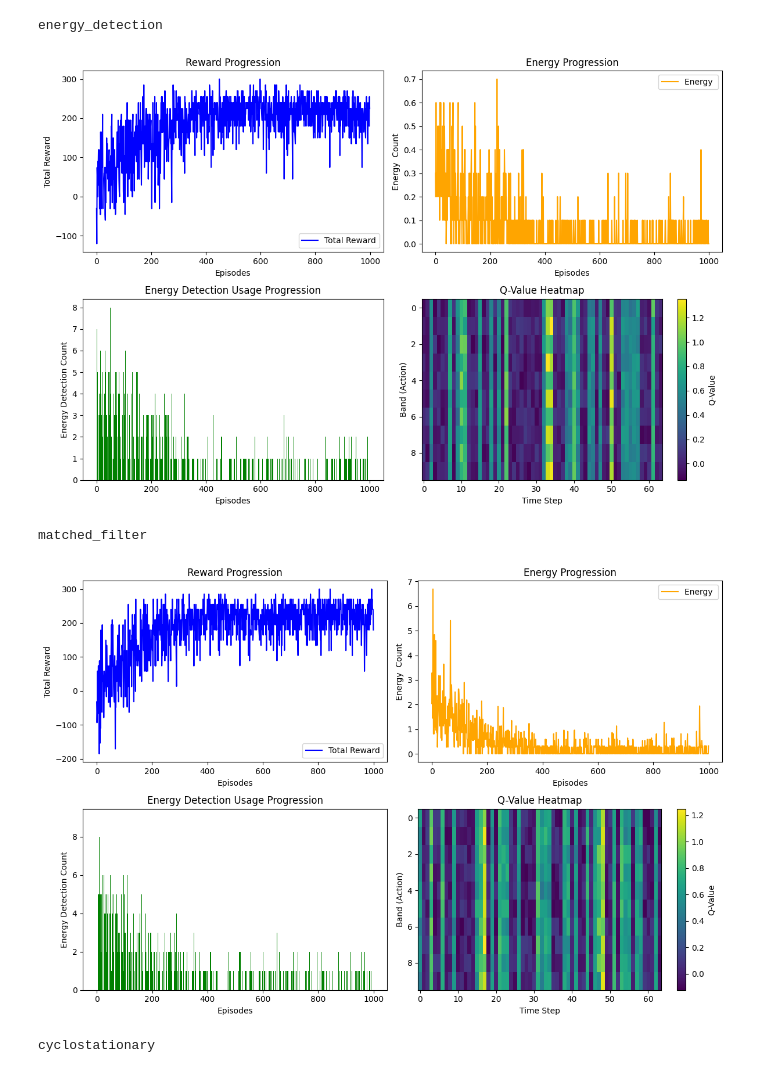
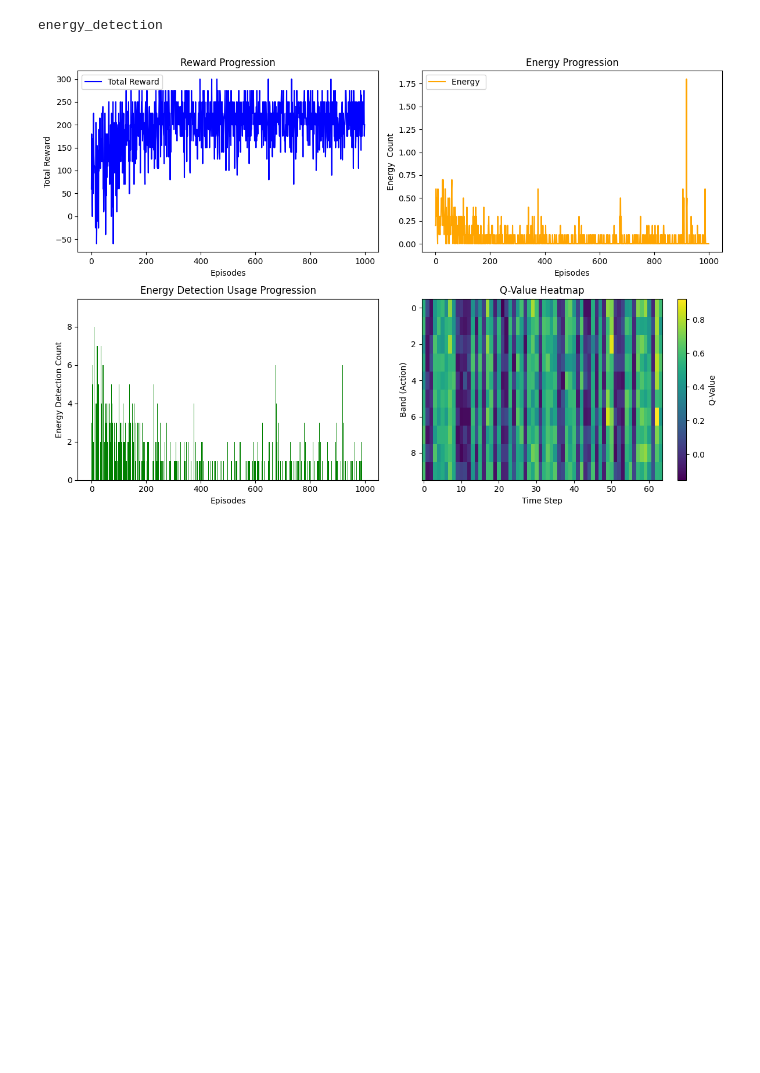
Before and after one commit to ApolloPhantom/EE_Spectrum_Hole_Detection_with_RL, a Jupyter notebook: Notebooks/DQN_1.ipynb, the cells around one changed output. Saved outputs shown, nothing was run; the diff lists cells and outputs as text; code cells hidden in the pictures; blank space fills up the shorter version.

Commit message:
Super Finale in Semester 7

```diff
--- a/Notebooks/DQN_1.ipynb
+++ b/Notebooks/DQN_1.ipynb
@@ -232,6 +178,7 @@ import numpy as np
 import random
 import matplotlib.pyplot as plt
 from collections import deque
+import torch.nn.functional as F
 
 class QNetwork(nn.Module):
     def __init__(self, input_dim, output_dim):
@@ -244,6 +191,24 @@ class QNetwork(nn.Module):
         x = torch.relu(self.fc1(x))
         x = torch.relu(self.fc2(x))
         return self.fc3(x)
+
+
+# class QNetwork(nn.Module):
+#     def __init__(self, input_dim, output_dim):
+#         super(QNetwork, self).__init__()
+#         self.fc1 = nn.Linear(input_dim, 128)
+#         self.fc2 = nn.Linear(128, 128)
+#         self.fc3 = nn.Linear(128, 64)
+#         self.fc4 = nn.Linear(64, output_dim)
+#
+#         self.dropout = nn.Dropout(p=0.2)  # Dropout for regularization
+#
+#     def forward(self, x):
+#         x = F.relu(self.fc1(x))
+#         x = F.relu(self.fc2(x))
+#         #x = self.dropout(x)  # Regularization step
+#         x = F.relu(self.fc3(x))
+#         return self.fc4(x)  # Output layer
 
 class DQNAgent:
     def __init__(self, env, alpha=0.001, gamma=0.99, epsilon=1.0, epsilon_decay=0.995, batch_size=32, memory_size=10000):
@@ -381,35 +346,32 @@ class DQNAgent:
         plt.ylabel("Energy  Count")
         plt.title("Energy Progression")
         plt.legend()
 
         # Plot Action Selection Frequency
         plt.subplot(2, 2, 3)
         plt.bar(range(episodes), self.energy_detection_usage, color="green")
         plt.xlabel("Episodes")
         plt.ylabel("Energy Detection Count")
         plt.title("Energy Detection Usage Progression")
 
         # Plot Q-Value Heatmap
         plt.subplot(2, 2, 4)
         q_table = self.q_network.fc3.weight.data.cpu().numpy()
         plt.imshow(q_table, aspect="auto", cmap="viridis", interpolation="nearest")
         plt.colorbar(label="Q-Value")
         plt.xlabel("Time Step")
         plt.ylabel("Band (Action)")
         plt.title("Q-Value Heatmap")
 
         plt.tight_layout()
         plt.show()
 
-for i in ["energy_detection", "matched_filter", "cyclostationary"]:
+for i in ["energy_detection"]:
     print(i)
     env = SpectrumEnvironment(num_bands=5, steps=10,detection_method=i)
     agent = DQNAgent(env)
     agent.train(episodes=1000)
     agent.visualize_results()
 # %% [output]
 energy_detection
-[figure, old version]
+[figure, new version]
-matched_filter
-[figure, removed]
-cyclostationary
```
Also changed, not shown: parts of 2 cells of this notebook, 1 other file.
